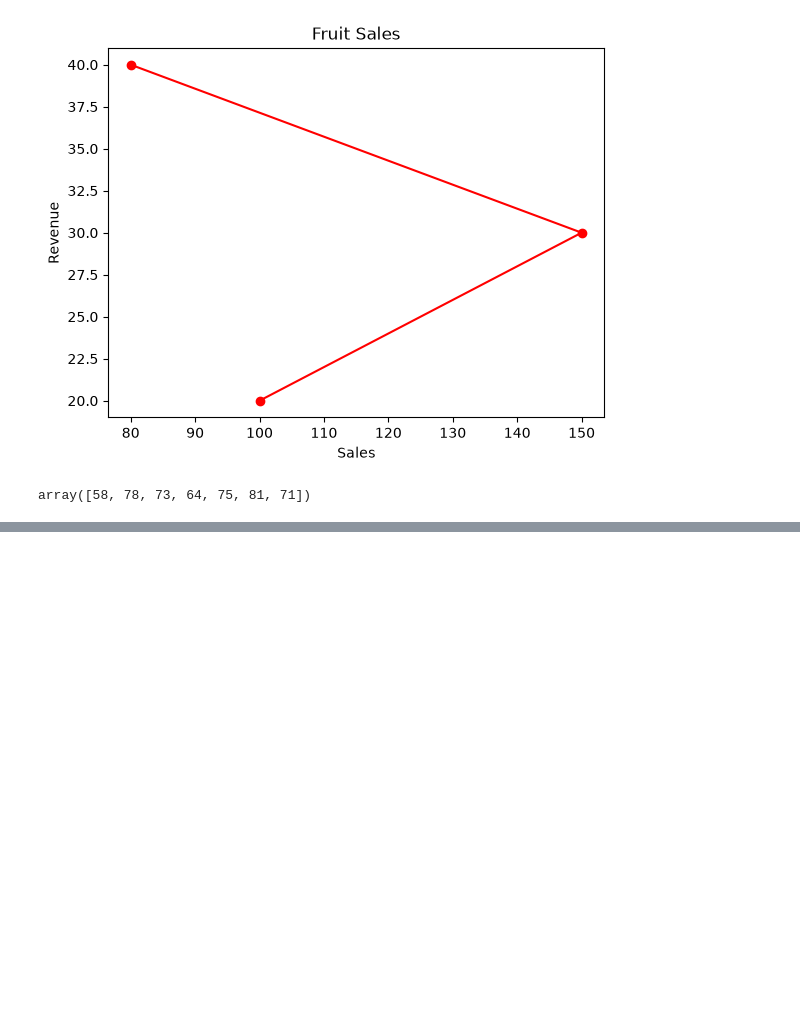
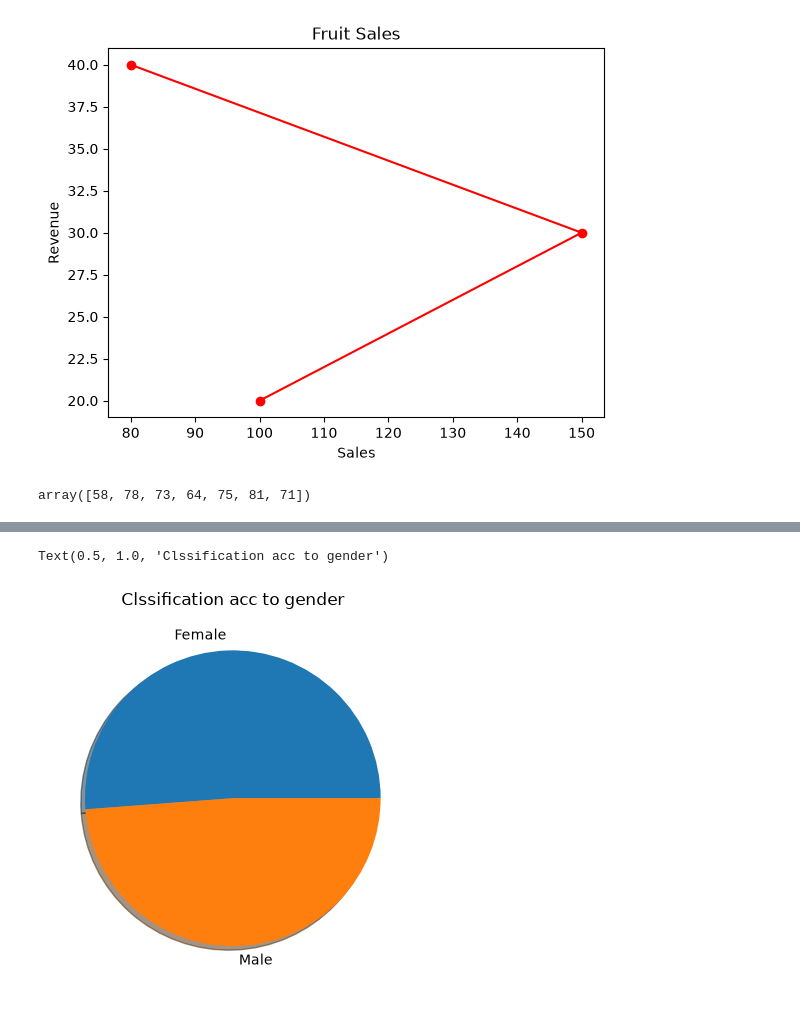
Before and after one commit to Ishann77ojhaa/Data_Analysis, a Jupyter notebook: matplotlib.ipynb, the cells around one changed output, grey strips where cells are left out. Drawn from its saved outputs; the diff is of its cells as text; code cells hidden in the pictures; blank space fills up the shorter version.

```diff
--- a/matplotlib.ipynb
+++ b/matplotlib.ipynb
@@ -59,0 +91,6 @@ plt.show()
+# %%
+plt.pie(gender.values, labels = gender.index, shadow = True)
+plt.title("Clssification acc to gender")
+# %% [output]
+Text(0.5, 1.0, 'Clssification acc to gender')
+[figure, added]
```
Also changed, not shown: parts of 6 cells of this notebook.
